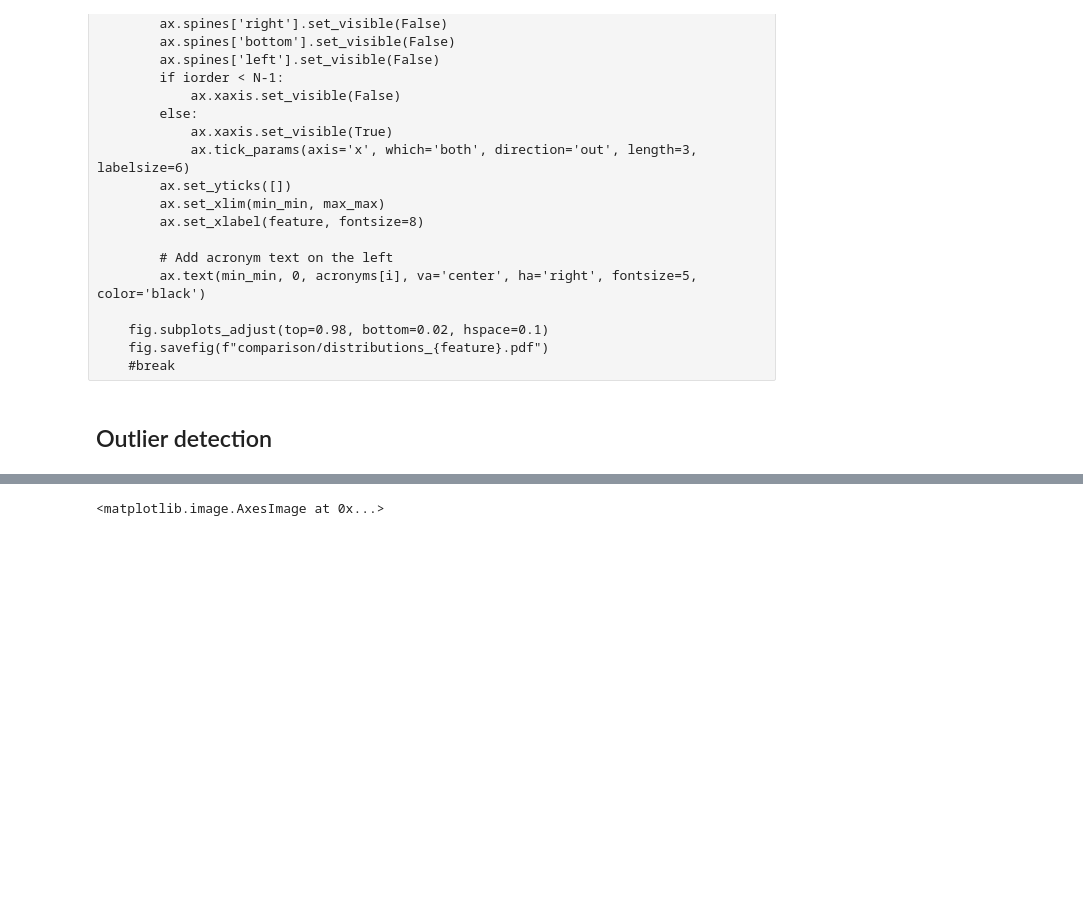
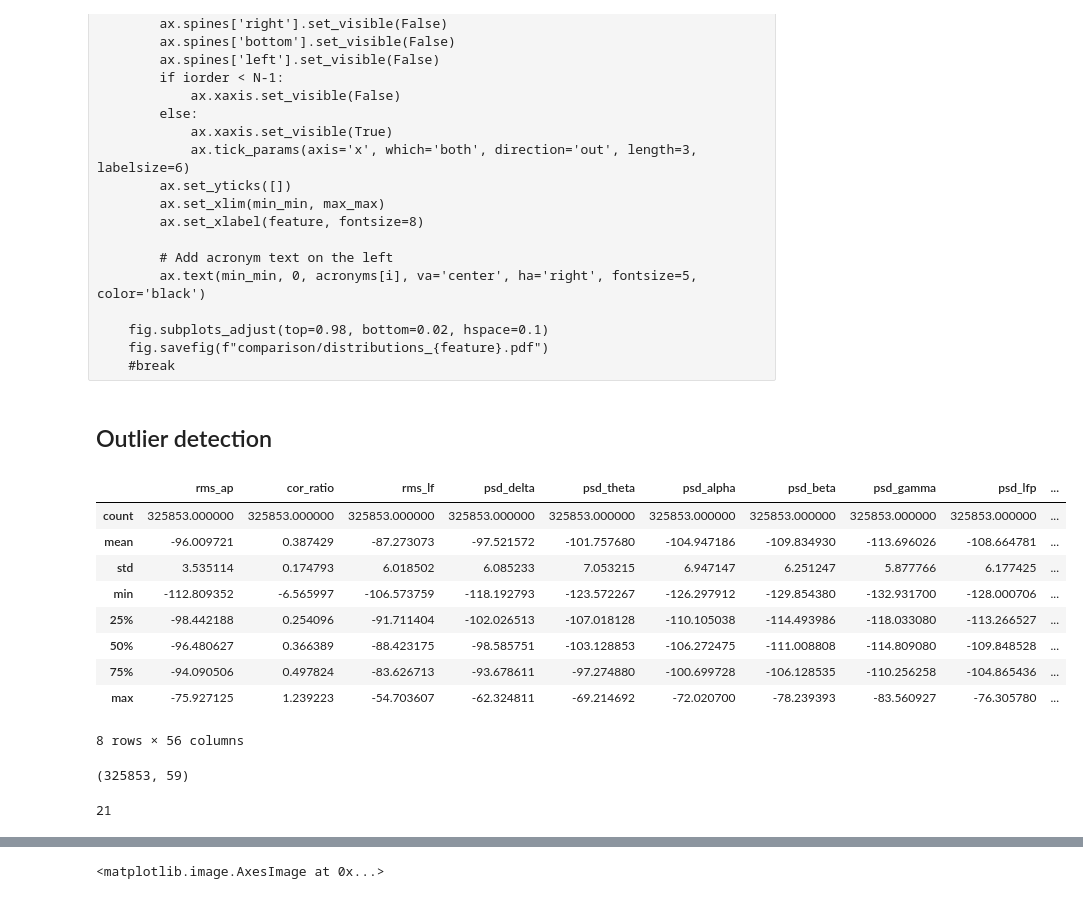
Before and after one commit to int-brain-lab/paper-ephys-atlas, a Jupyter notebook: sources/prominent_features/outlier_detection/notebook.ipynb, the cells around one changed output, grey strips where cells are left out. Drawn from its saved outputs; the diff is of its cells as text; code cells hidden in the pictures; blank space fills up the shorter version.

```diff
--- a/sources/prominent_features/outlier_detection/notebook.ipynb
+++ b/sources/prominent_features/outlier_detection/notebook.ipynb
@@ -449,6 +473,19 @@ def detect_outliers_kde(train_data: np.ndarray, test_data: np.ndarray):
     mean_score = kde.score(train_data) / train_data.shape[0]
     out = 1 - np.exp(1-kde.score_samples(test_data) / mean_score)
     return out
+# %%
+df_voltage.describe()
+# %% [output]
+|  | rms_ap | cor_ratio | rms_lf | psd_delta | psd_theta | psd_alpha | psd_beta | psd_gamma | psd_lfp | ... |
+| count | 325853.000000 | 325853.000000 | 325853.000000 | 325853.000000 | 325853.000000 | 325853.000000 | 325853.000000 | 325853.000000 | 325853.000000 | ... |
+| mean | -96.009721 | 0.387429 | -87.273073 | -97.521572 | -101.757680 | -104.947186 | -109.834930 | -113.696026 | -108.664781 | ... |
+| std | 3.535114 | 0.174793 | 6.018502 | 6.085233 | 7.053215 | 6.947147 | 6.251247 | 5.877766 | 6.177425 | ... |
+| min | -112.809352 | -6.565997 | -106.573759 | -118.192793 | -123.572267 | -126.297912 | -129.854380 | -132.931700 | -128.000706 | ... |
+| 25% | -98.442188 | 0.254096 | -91.711404 | -102.026513 | -107.018128 | -110.105038 | -114.493986 | -118.033080 | -113.266527 | ... |
+| 50% | -96.480627 | 0.366389 | -88.423175 | -98.585751 | -103.128853 | -106.272475 | -111.008808 | -114.809080 | -109.848528 | ... |
+| 75% | -94.090506 | 0.497824 | -83.626713 | -93.678611 | -97.274880 | -100.699728 | -106.128535 | -110.256258 | -104.865436 | ... |
+| max | -75.927125 | 1.239223 | -54.703607 | -62.324811 | -69.214692 | -72.020700 | -78.239393 | -83.560927 | -76.305780 | ... |
+8 rows × 56 columns
 # %%
 outliers = []
 for beryl_id in tqdm.tqdm(beryl_ids):
@@ -460,0 +504,8 @@ outliers = sorted(outliers, key=len)
+# %%
+df_voltage.shape
+# %% [output]
+(325853, 59)
+# %%
+len(features)
+# %% [output]
+21
```
Also changed, not shown: parts of 27 cells of this notebook, 1 other file.
